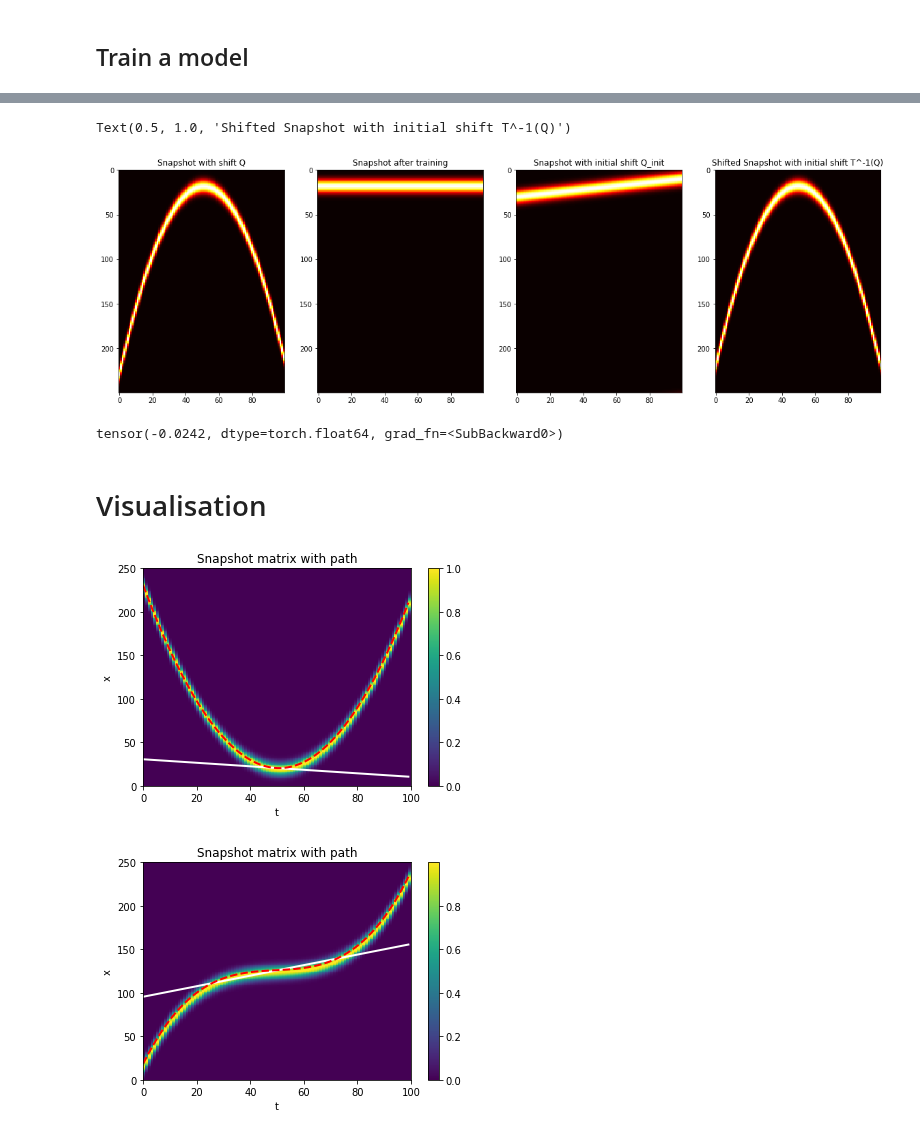
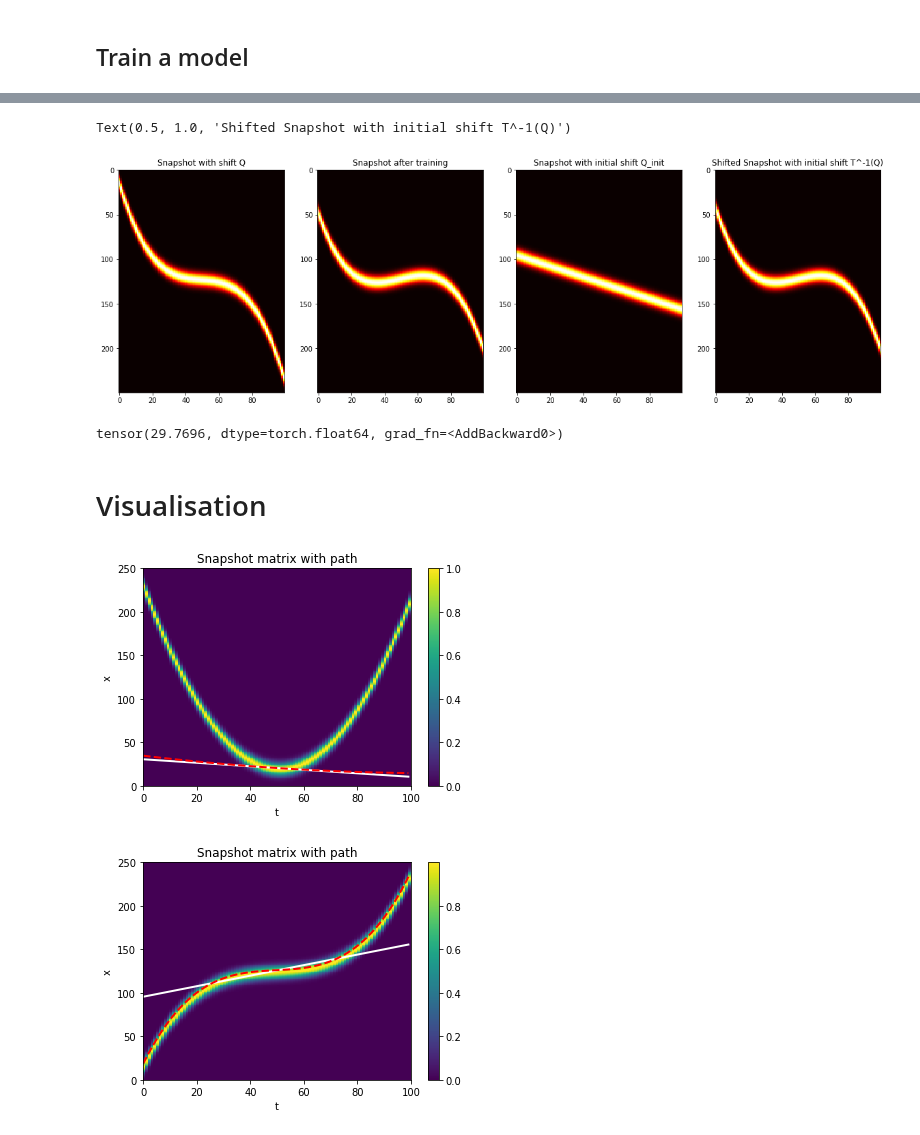
Before and after one commit to beatazor/low-rank-transport, a Jupyter notebook: notebooks/clean_shift_polynomial.ipynb, the cells around one changed output, grey strips where cells are left out. Saved outputs shown, nothing was run; the diff lists cells and outputs as text; code cells hidden in the pictures.

```diff
--- a/notebooks/clean_shift_polynomial.ipynb
+++ b/notebooks/clean_shift_polynomial.ipynb
@@ -23,7 +23,7 @@ center_of_matrix3 = 50
 # %%
 # define shift by passing coefficients in polynom
 t_values = np.linspace(-10, 10, cols)
-shifted_t_values = np.polyval(coefficients1,t_values)
+shifted_t_values = np.polyval(coefficients2,t_values)
 # %%
 # Gaussian function
 def gaussian(x, mu, sigma=1.0):
@@ -38,7 +38,7 @@ def create_gaussian_time_matrix(rows=500, cols=50, sigma=1.0, center_of_matrix=2
 
     return matrix
 # %%
-Q_orig = create_gaussian_time_matrix(rows, cols, sigma, center_of_matrix1)
+Q_orig = create_gaussian_time_matrix(rows, cols, sigma, center_of_matrix2)
 qs = torch.tensor(Q_orig, requires_grad=False)
 # %% [markdown]
 # Cubic spline interpolation class
@@ -302,12 +303,12 @@ class NuclearNormAutograd(torch.autograd.Function):
 # %% [markdown]
 ## Train a model
 # %%
-p_coefficients_init1 = [0,-1,0.5]
-p_coefficients_init2 = [0,0,-1,0.5]
+p_coefficients_init1 = [-1,0.5]
+p_coefficients_init2 = [0,0,3,1]
 p_coefficients_init3 = [0,0,0,-1,0.5] # initial coefficients of a shift polynomial
 t_values_tensor = torch.linspace(-10, 10, cols,dtype=torch.float64)
 # %%
-model = ShiftPredictionModel(p_init_coeffs=p_coefficients_init1)
+model = ShiftPredictionModel(p_init_coeffs=p_coefficients_init2)
 model.to(torch.float64)
 
 optimizer = optim.Adam(model.parameters(), lr=0.001)
@@ -316,6 +317,7 @@ optimizer = optim.Adam(model.parameters(), lr=0.001)
 #scheduler = torch.optim.lr_scheduler.StepLR(optimizer, step_size=30, gamma=0.1)
 
 # Training the model
+theshold = 1e-4
 epochs = 3000
 for epoch in range(epochs):
     model.train()
@@ -323,8 +325,9 @@ for epoch in range(epochs):
     y_pred_pol = model(t_values_tensor) # model give a shift vector (for degree 2: (y=a1*t+a0))
     p_coefficients = torch.tensor([p.item() for p in model.p_coefficients]) # get coefficients for the visualisation
     TQ = spline_interpolator.forward(qs_shifted.double(), -y_pred_pol.double()) # calculate T^-1(Q)
-    loss = NuclearNormAutograd.apply(TQ)
-    #loss = torch.norm(TQ - qs, 'fro')**2 # calculate ||T^-1(Q) - Q1||
+    T1Q = spline_interpolator.forward(qs.double(), y_pred_pol.double()) # calculate T(Q)
+    #loss = NuclearNormAutograd.apply(TQ)
+    loss = torch.norm(qs_shifted.double() - T1Q, 'fro')**2 + NuclearNormAutograd.apply(TQ) # calculate ||T^-1(Q) - Q1||
     #loss = criterion(y_pred_pol, torch.tensor(shifted_t_values))
 
     loss.backward(retain_graph=True)
@@ -359,32 +346,33 @@ KeyboardInterrupt:
 # %%
 # Plotting
 fig, ax = plt.subplots(1, 4, figsize=(20, 6))
 
 # Without shift
 ax[0].imshow(qs_shifted.detach().numpy(), cmap='hot', interpolation='nearest', aspect='auto')
 ax[0].set_title('Snapshot with shift Q')
 
 # With shift
 ax[1].imshow(TQ.detach().numpy(), cmap='hot', interpolation='nearest', aspect='auto')
 ax[1].set_title('Snapshot after training')
 
 # With initial shift
-initial_cs = torch.tensor(np.polyval(p_coefficients_init1,t_values), requires_grad=True)
+initial_cs = torch.tensor(np.polyval(p_coefficients_init2,t_values), requires_grad=True)
 qs_initial_shift = spline_interpolator.forward(qs.double(), initial_cs.double())
 ax[2].imshow(qs_initial_shift.detach().numpy(), cmap='hot', interpolation='nearest', aspect='auto')
 ax[2].set_title('Snapshot with initial shift Q_init')
 
 # With initial shift
 qs_shifted_initial_shift = spline_interpolator.forward(qs_shifted.double(), -initial_cs.double())
 ax[3].imshow(qs_shifted_initial_shift.detach().numpy(), cmap='hot', interpolation='nearest', aspect='auto')
 ax[3].set_title('Shifted Snapshot with initial shift T^-1(Q)')
 # %% [output]
 Text(0.5, 1.0, 'Shifted Snapshot with initial shift T^-1(Q)')
-[figure, old version]
+[figure, new version]
 # %%
-NuclearNormAutograd.apply(qs) - loss
+true_loss = (NuclearNormAutograd.apply(qs) + torch.norm(qs_shifted - q_reverse_shifted_reverse, 'fro')**2)# - loss
+true_loss
 # %% [output]
-tensor(-0.0242, dtype=torch.float64, grad_fn=<SubBackward0>)
+tensor(29.7696, dtype=torch.float64, grad_fn=<AddBackward0>)
 # %% [markdown]
 # Visualisation
 # %%
@@ -402,7 +390,7 @@ plt.xlabel('t')
 plt.ylabel('x')
 plt.show()
 # %% [output]
-[figure, old version]
+[figure, new version]
 # %%
 shift_vector_initial = center_of_matrix2 + initial_cs.detach().numpy()
 x_values = np.arange(cols)
```
Also changed, not shown: parts of 18 cells of this notebook, 3 other files.
